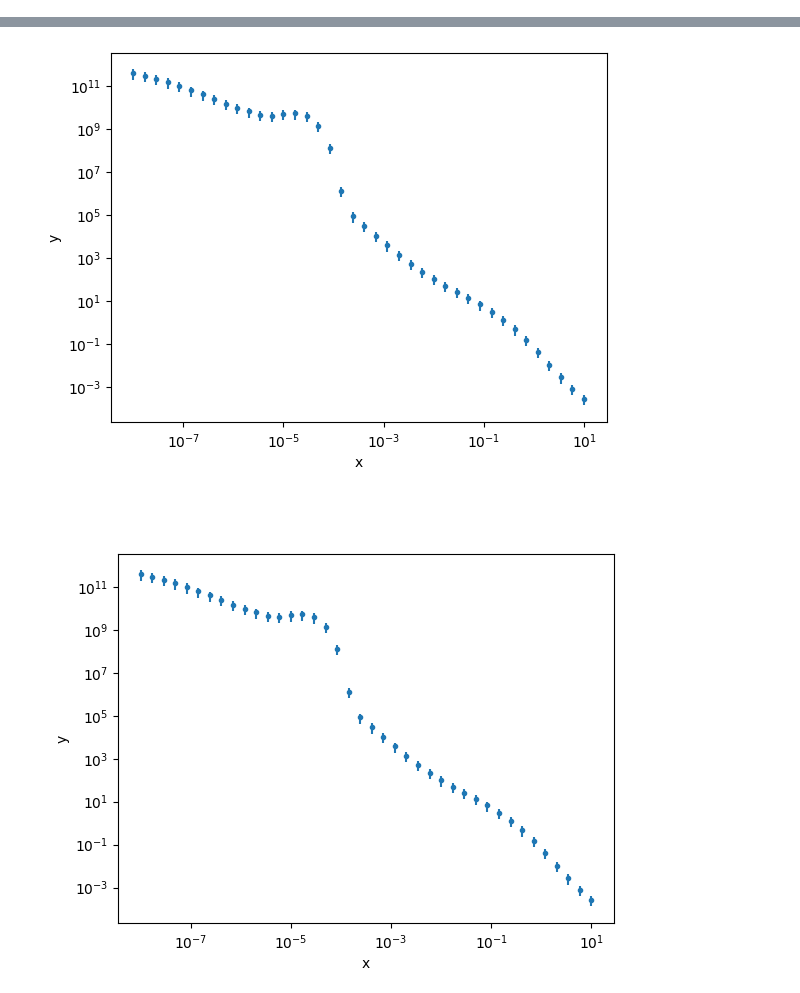
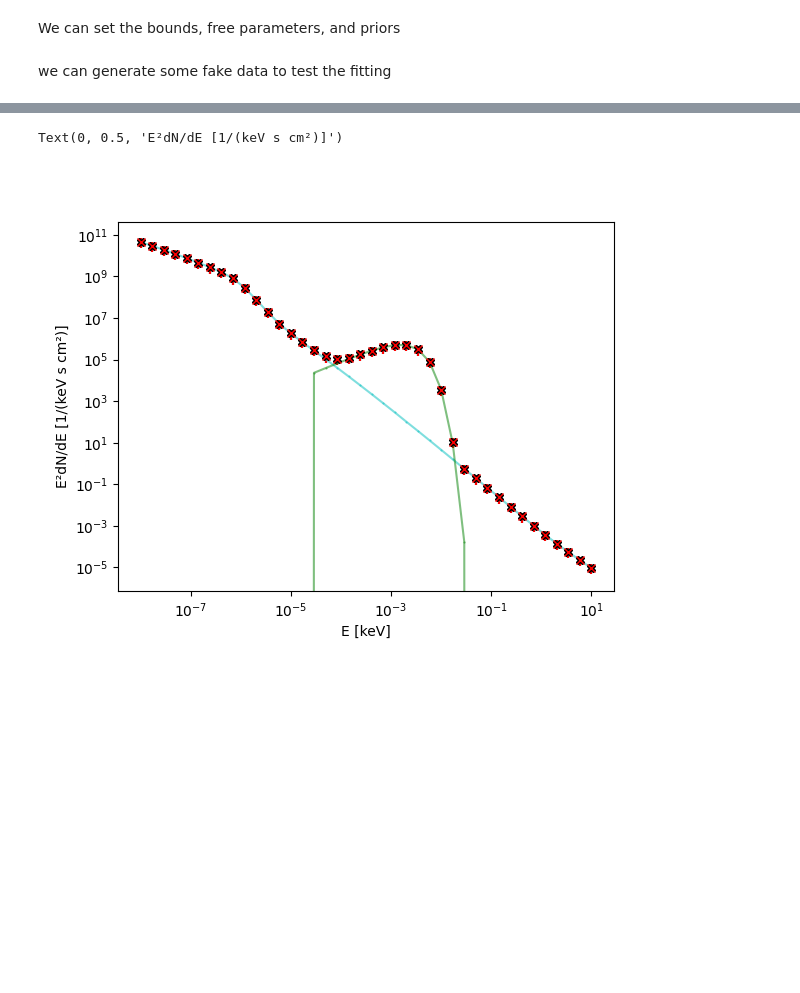
Before and after one commit to maklinger/BHJet, a Jupyter notebook: examples/bhjet3ML_example.ipynb, the cells around one changed output, grey strips where cells are left out. Drawn from its saved outputs; the diff is of its cells as text; code cells hidden in the pictures; blank space fills up the shorter version.

```diff
--- a/examples/bhjet3ML_example.ipynb
+++ b/examples/bhjet3ML_example.ipynb
@@ -122,0 +146,4 @@ Linked functions (0):
+# %%
+bbt1.lg_energy_density.value = -1.1234
+bhjet3ml.lg_jet_power_eddington.value = -5.1234
+bbt1.lg_energy_density, bhjet3ml.lg_jet_power_eddington
@@ -177,7 +198,7 @@ array([1.00000000e-100, 2.22113014e-022, 3.47322870e+011, 3.32613028e+011,
 # %%
 %%time
-bhjet3ml.lg_jet_power_eddington.value *= 0.9
-# bbt1.lg_distance.value *= 0.9
+# only first time is recomputed
 for i in range(100):
     bhjet3ml(EskeV)
+bhjet3ml.lg_jet_power_eddington.value = -5
 # %% [output]
@@ -186,5 +207,7 @@ Wall time: 387 ms
+# %% [markdown]
+We can set the bounds, free parameters, and priors
 # %%
-
+# bhjet
 bhjet3ml.lg_jet_power_eddington.min_value = -6
 bhjet3ml.lg_jet_power_eddington.max_value = -4
 for par in bhjet3ml.parameters:
@@ -196,9 +219,10 @@ for par in bhjet3ml.parameters:
 
 bhjet3ml.lg_jet_power_eddington.free = True
 
+# black body
 bbt1.lg_temperature.min_value = -10
-bbt1.lg_temperature.max_value = -3
-bbt1.lg_temperature.value = -5
+bbt1.lg_temperature.max_value = -3 # better change this to something like -1
+bbt1.lg_temperature.value = -3
 for par in bbt1.parameters:
     bbt1.parameters[par].free = False
     bbt1.parameters[par].delta = 0.1
@@ -206,25 +230,22 @@ for par in bbt1.parameters:
         lower_bound=bbt1.parameters[par].min_value,
         upper_bound=bbt1.parameters[par].max_value)
 bbt1.lg_temperature.free = True
-
-# bbt2.lg_temperature.min_value = -4
-# bbt2.lg_temperature.max_value = 0
-# bbt2.lg_temperature.value = -3
-# for par in bbt2.parameters:
-#     bbt2.parameters[par].free = False
-#     bbt2.parameters[par].delta = 0.1
-#     bbt2.parameters[par].prior = Uniform_prior(
-#         lower_bound=bbt2.parameters[par].min_value,
-#         upper_bound=bbt2.parameters[par].max_value)
-# bbt2.lg_temperature.free = True
+# %% [markdown]
+we can generate some fake data to test the fitting
 # %%
 fake_ebins = np.logspace(-8, 1, 40)
 
+bhjet3ml.lg_z_dissipation.value = 2
 data_points = model.fake_source(fake_ebins)
 uncertainties = 0.5 * data_points
 fake_data = XYLike("fake_data", x=fake_ebins, y=data_points, yerr=uncertainties)
 
-# fake_data = XYLike.from_function("fake_data", bbt1 + bhjet3ml,
-#                                  fake_ebins, 0.3* (bbt1(fake_ebins) + bhjet3ml(fake_ebins)))
-fake_data.plot(x_scale='log', y_scale='log')
+fig, ax = plt.subplots()
+fake_data.plot(ax=ax, x_scale='log', y_scale='log')
+ax.errorbar(fake_data.x, fake_data.y, yerr=fake_data.yerr, c="k", ls="", marker="X")
+ax.errorbar(fake_ebins, data_points , yerr=uncertainties, c="r", ls="", marker="x")
+ax.loglog(fake_ebins, bhjet3ml(fake_ebins), c="c", alpha=0.5, marker=".", ms=1, ls="-")
+ax.loglog(fake_ebins, bbt1(fake_ebins), c="g", alpha=0.5, marker=".", ms=1, ls="-")
+ax.set_xlabel("E [keV]")
+ax.set_ylabel("E²dN/dE [1/(keV s cm²)]")
 # %% [output]
@@ -232,2 +253,2 @@ fake_data.plot(x_scale='log', y_scale='log')
+Text(0, 0.5, 'E²dN/dE [1/(keV s cm²)]')
-[figure, old version]
+[figure, new version]
-[figure, removed]
```
Also changed, not shown: parts of 33 cells of this notebook, 4 other files.
